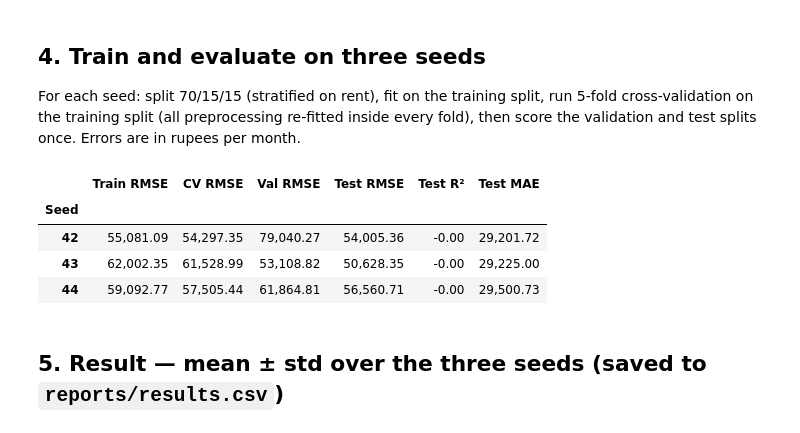
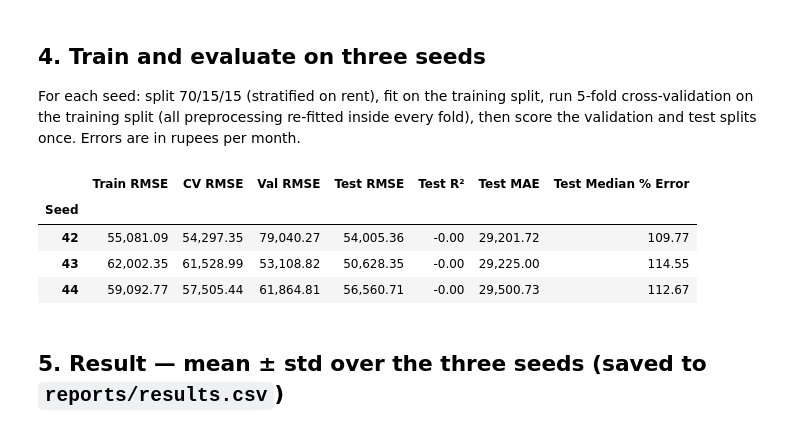
Before and after one commit to PihuCodeTech/House-Rent-Prediction-System, a Jupyter notebook: notebooks/baseline_mean.ipynb, the cells around one changed output. Saved outputs shown, nothing was run; the diff lists cells and outputs as text; code cells hidden in the pictures.

```diff
--- a/notebooks/baseline_mean.ipynb
+++ b/notebooks/baseline_mean.ipynb
@@ -80,13 +81,14 @@ Errors are in rupees per month.
 # %%
 row, per_seed, first, averaged = run_model(MODEL_KEY, clean=clean, verbose=False)
 per_seed.rename(columns={'seed': 'Seed', 'train_rmse': 'Train RMSE', 'cv_rmse': 'CV RMSE', 'val_rmse': 'Val RMSE',
-                         'test_rmse': 'Test RMSE', 'test_r2': 'Test R²', 'test_mae': 'Test MAE'}).set_index('Seed')
+                         'test_rmse': 'Test RMSE', 'test_r2': 'Test R²', 'test_mae': 'Test MAE',
+                         'test_mdape': 'Test Median % Error'}).set_index('Seed')
 # %% [output]
-|  | Train RMSE | CV RMSE | Val RMSE | Test RMSE | Test R² | Test MAE |
-| Seed |  |  |  |  |  |  |
-| 42 | 55,081.09 | 54,297.35 | 79,040.27 | 54,005.36 | -0.00 | 29,201.72 |
-| 43 | 62,002.35 | 61,528.99 | 53,108.82 | 50,628.35 | -0.00 | 29,225.00 |
-| 44 | 59,092.77 | 57,505.44 | 61,864.81 | 56,560.71 | -0.00 | 29,500.73 |
+|  | Train RMSE | CV RMSE | Val RMSE | Test RMSE | Test R² | Test MAE | Test Median % Error |
+| Seed |  |  |  |  |  |  |  |
+| 42 | 55,081.09 | 54,297.35 | 79,040.27 | 54,005.36 | -0.00 | 29,201.72 | 109.77 |
+| 43 | 62,002.35 | 61,528.99 | 53,108.82 | 50,628.35 | -0.00 | 29,225.00 | 114.55 |
+| 44 | 59,092.77 | 57,505.44 | 61,864.81 | 56,560.71 | -0.00 | 29,500.73 | 112.67 |
 # %% [markdown]
 ## 5. Result — mean ± std over the three seeds (saved to `reports/results.csv`)
 # %%
```
Also changed, not shown: parts of 2 cells of this notebook.
